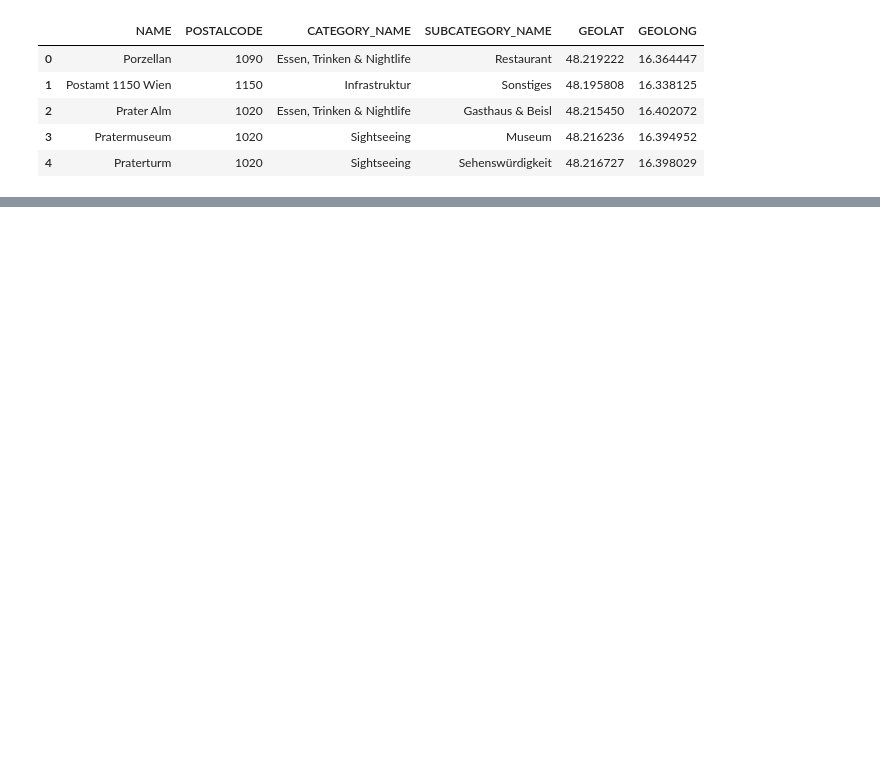
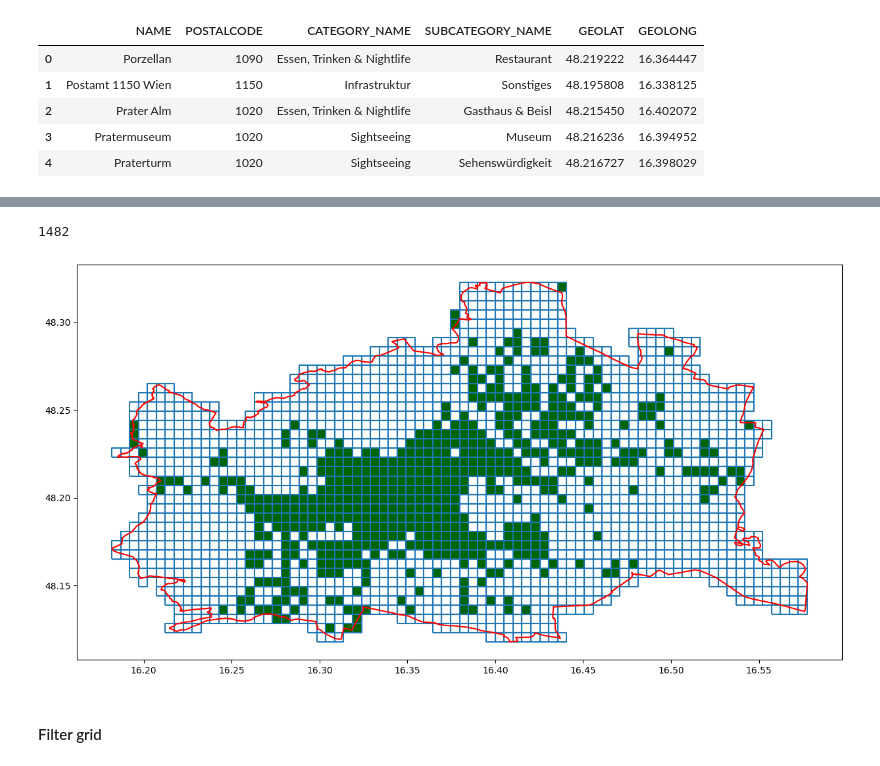
Before and after one commit to EderChri/DOPP, a Jupyter notebook: a_new_hope.ipynb, the cells around one changed output, grey strips where cells are left out. Cells and saved outputs as stored; diff of their text form; code cells hidden in the pictures; blank space fills up the shorter version.

Commit message:
Changes in a_new_hope.ipynb     Created a model data frame     Selected relevant grids

```diff
--- a/a_new_hope.ipynb
+++ b/a_new_hope.ipynb
@@ -126,0 +160,5 @@ KeyError: 'GEOLONG'
+# %%
+merged.drop(["neighbourhood_cleansed", "name_y"], inplace=True, axis=1)
+merged.rename({"name_x":"name"}, inplace=True, axis=1)
+grid_listings = merged
+grid_listings.head()
@@ -126,0 +174,4 @@ KeyError: 'GEOLONG'
+# %%
+rent_buy = pd.read_csv("data/rent_buy.csv")
+grid_listings = grid_listings.merge(rent_buy, on='post', how="left")
+grid_listings.head()
@@ -126,0 +185,23 @@ KeyError: 'GEOLONG'
+# %%
+empty_sq = []
+grid_id_list = list(grid_listings['grid_id'])
+for idx, sq in enumerate(grid):
+    if idx not in grid_id_list:
+        empty_sq.append(idx)
+print(len(empty_sq))
+# %% [output]
+1482
+# %%
+len(grid)
+empty_plot_grid = [grid[i] for i in empty_sq]
+plot_grid = list(set(grid)-set(empty_plot_grid))
+# %%
+fig, ax = plt.subplots(figsize=(15, 15))
+gpd.GeoSeries(empty_plot_grid).boundary.plot(ax=ax)
+gpd.GeoSeries(plot_grid).boundary.plot(ax=ax, facecolor="darkgreen")
+gpd.GeoSeries([geom]).boundary.plot(ax=ax,color="red")
+plt.show()
+# %% [output]
+[figure, added]
+# %% [markdown]
+#### Filter grid
```
Also changed, not shown: parts of 23 cells of this notebook.
